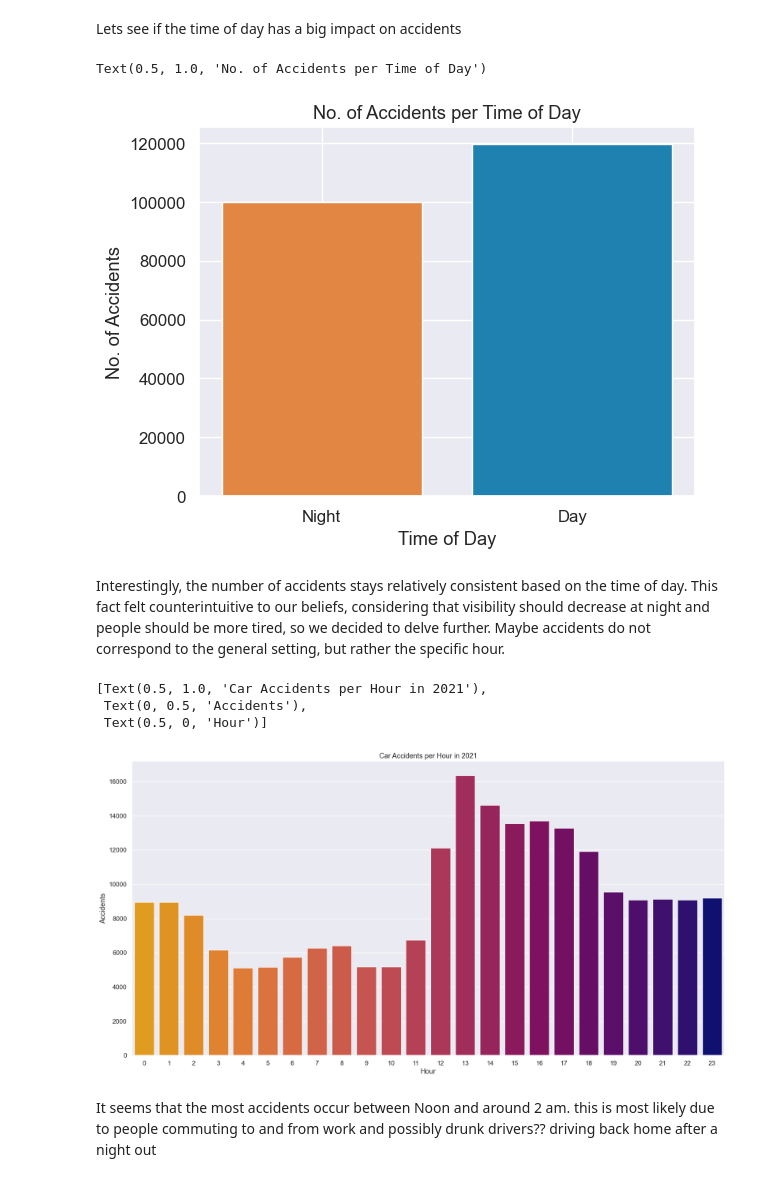
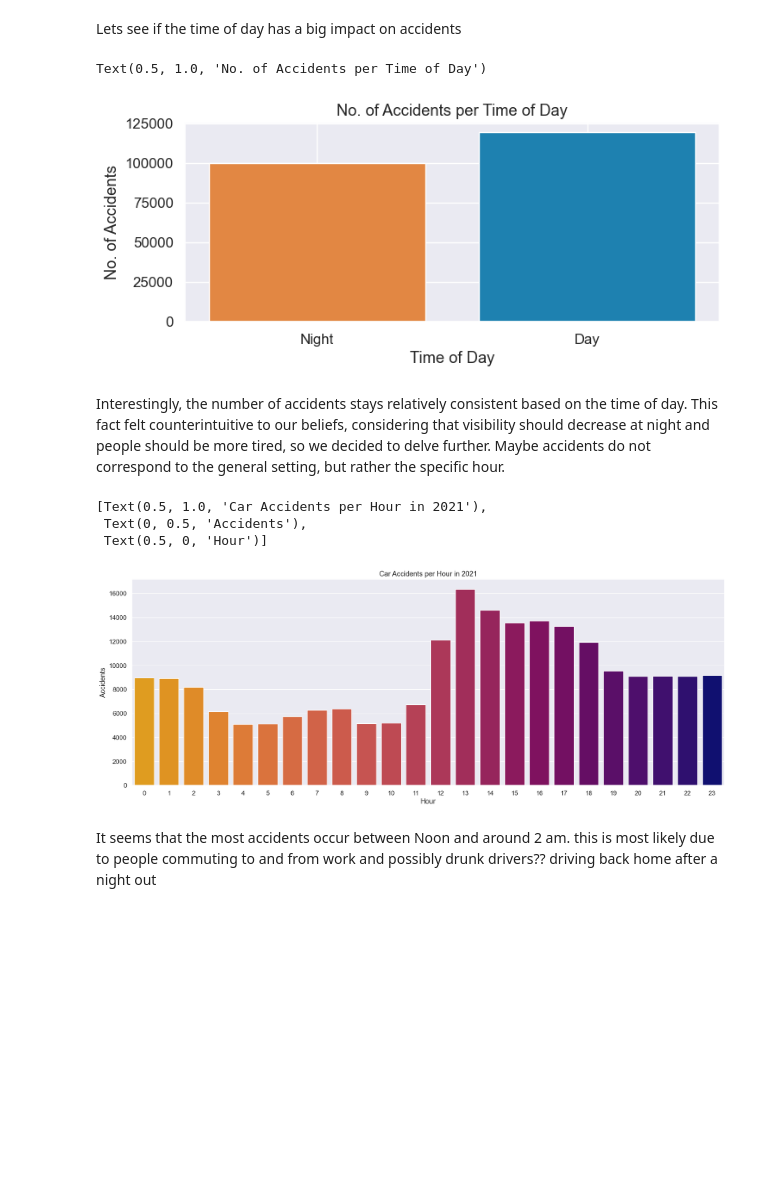
Before and after one commit to Anubis-vc/Anubis-vc.github.io, a Jupyter notebook: FinalProject.ipynb, the cells around one changed output. Saved outputs shown, nothing was run; the diff lists cells and outputs as text; code cells hidden in the pictures; blank space fills up the shorter version.

```diff
--- a/FinalProject.ipynb
+++ b/FinalProject.ipynb
@@ -302,15 +302,16 @@ Lets see if the time of day has a big impact on accidents
 # %%
 count = {}
 for x in range(219585):
     count[df.iat[x,26]] = count.get(df.iat[x,26],0)+1
 
+plt.figure(figsize=(8,3))
 plt.bar(list(count.keys()),list(count.values()), color  = ['#e28743', "#1e81b0"])
 plt.xlabel("Time of Day")
 plt.ylabel("No. of Accidents")
 plt.title("No. of Accidents per Time of Day")
 # %% [output]
 Text(0.5, 1.0, 'No. of Accidents per Time of Day')
-[figure, old version]
+[figure, new version]
 # %% [markdown]
 Interestingly, the number of accidents stays relatively consistent based on the time of day. This fact felt counterintuitive to our beliefs, considering that visibility should decrease at night and people should be more tired, so we decided to delve further. Maybe accidents do not correspond to the general setting, but rather the specific hour.
 # %%
@@ -323,7 +324,7 @@ for x in range(219585):
 sorted_count = dict(sorted(count.items()))
 tod = pd.DataFrame.from_dict(sorted_count, orient='index', columns=['Accidents'])
 # %%
-plt.figure(figsize=(20,10))
+plt.figure(figsize=(20,7))
 tod_plot = sns.barplot(x= tod.index.values, y= 'Accidents', data= tod,
                        palette= ['#ffa500', '#ff9902', '#fe8d09', '#fc8113', '#f9761b',
                                  '#f46b23', '#ef602a', '#e85531', '#e14b37', '#da413d',
@@ -335,7 +336,7 @@ tod_plot.set(title= "Car Accidents per Hour in 2021", ylabel= "Accidents", xlabe
 [Text(0.5, 1.0, 'Car Accidents per Hour in 2021'),
  Text(0, 0.5, 'Accidents'),
  Text(0.5, 0, 'Hour')]
-[figure, old version]
+[figure, new version]
 # %% [markdown]
 It seems that the most accidents occur between Noon and around 2 am. this is most likely due to people commuting to and from work and possibly drunk drivers?? driving back home after a night out
 # %% [markdown]
```
Also changed, not shown: parts of 2 cells of this notebook.
